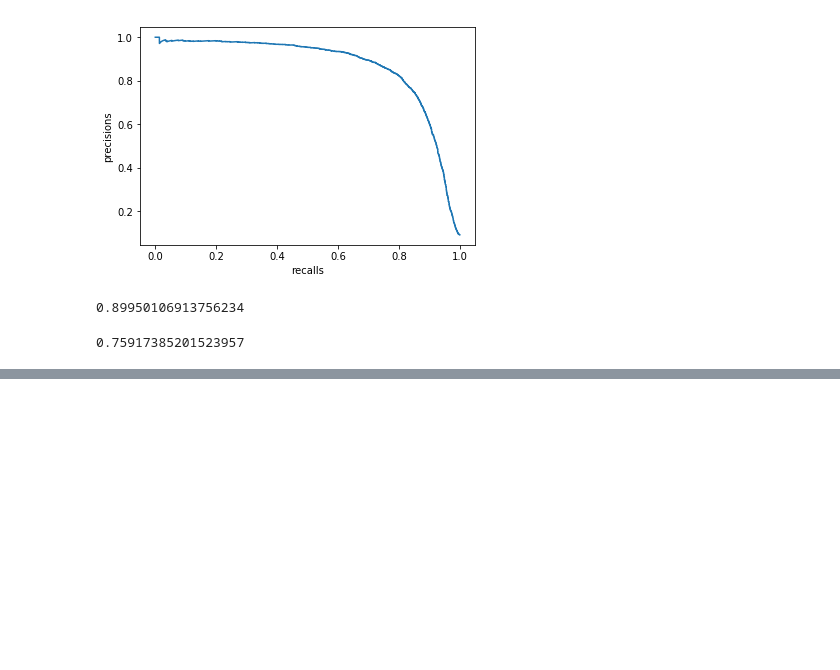
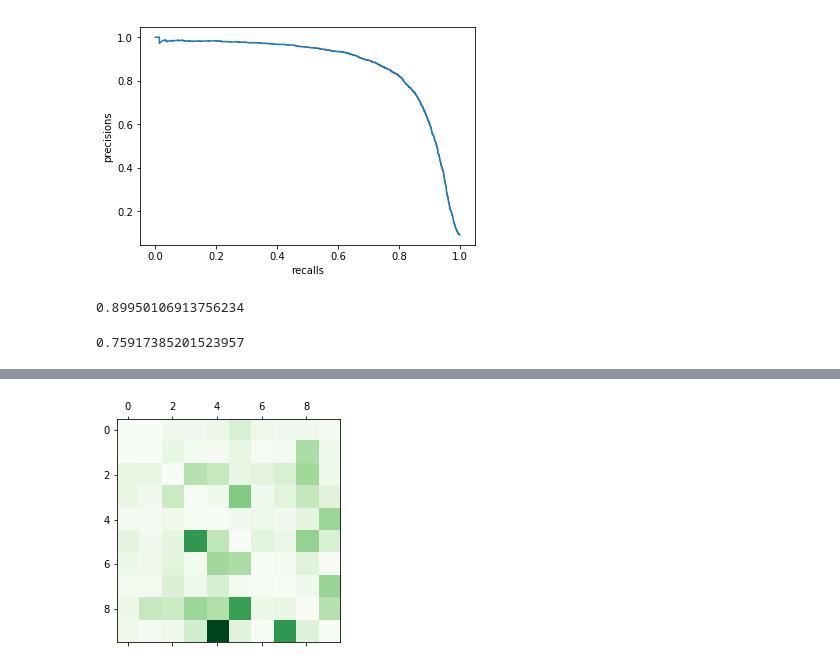
Before and after one commit to Yong-Ziyang/myfile, a Jupyter notebook: sklearn_and_Tensorflow_Learning/classification_sklearn.ipynb, the cells around one changed output, grey strips where cells are left out. Saved outputs shown, nothing was run; the diff lists cells and outputs as text; code cells hidden in the pictures; blank space fills up the shorter version.

```diff
--- a/sklearn_and_Tensorflow_Learning/classification_sklearn.ipynb
+++ b/sklearn_and_Tensorflow_Learning/classification_sklearn.ipynb
@@ -165,0 +262,12 @@ recall_score(y_true=trainlabelmnist_5,y_pred=pred)
+# %%
+row_sums=matrix1.sum(axis=1)
+probmatrix=matrix1/row_sums
+# %%
+# 讲对角线上面的数据fill为0，这样是为了找出错分比较多的点
+np.fill_diagonal(probmatrix,0)
+plt.matshow(probmatrix,cmap=plt.cm.Greens)
+plt.show()
+plt.close()
+# 这样就可以发现分类错误比较明显的了
+# %% [output]
+[figure, added]
```
Also changed, not shown: parts of 31 cells of this notebook, 2 other files.
